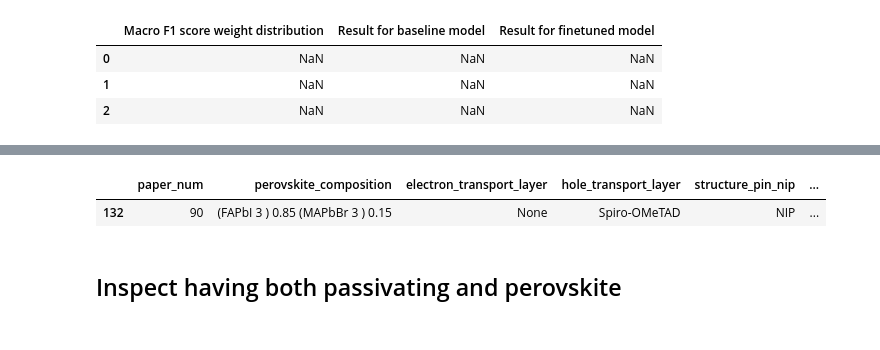
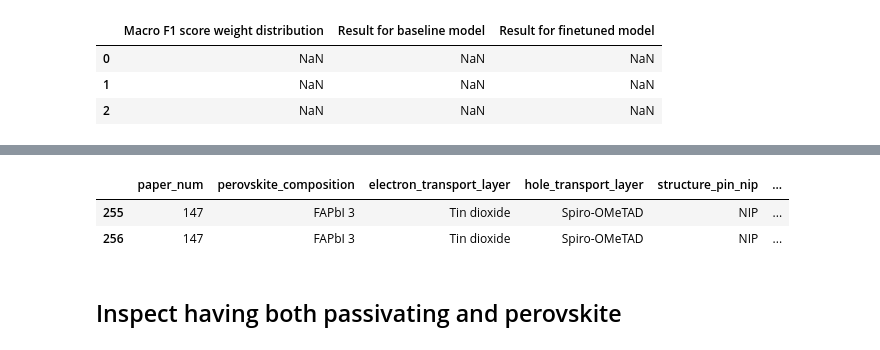
Before and after one commit to kanggunh/DSC180_B11_Q2, a Jupyter notebook: expanding_annotation.ipynb, the cells around one changed output, grey strips where cells are left out. Saved outputs shown, nothing was run; the diff lists cells and outputs as text; code cells hidden in the pictures.

Commit message:
confirmed dataframe

```diff
--- a/expanding_annotation.ipynb
+++ b/expanding_annotation.ipynb
@@ -68,8 +68,9 @@ df_expanded
 # %%
-df_expanded[df_expanded['paper_num'] == 90]
+df_expanded[df_expanded['paper_num'] == 147]
 # %% [output]
 |  | paper_num | perovskite_composition | electron_transport_layer | hole_transport_layer | structure_pin_nip | ... |
-| 132 | 90 | (FAPbI 3 ) 0.85 (MAPbBr 3 ) 0.15 | None | Spiro-OMeTAD | NIP | ... |
+| 255 | 147 | FAPbI 3 | Tin dioxide | Spiro-OMeTAD | NIP | ... |
+| 256 | 147 | FAPbI 3 | Tin dioxide | Spiro-OMeTAD | NIP | ... |
 # %% [markdown]
 ## Inspect having both passivating and perovskite
 # %%
```
Also changed, not shown: parts of 8 cells of this notebook, 2 other files.
